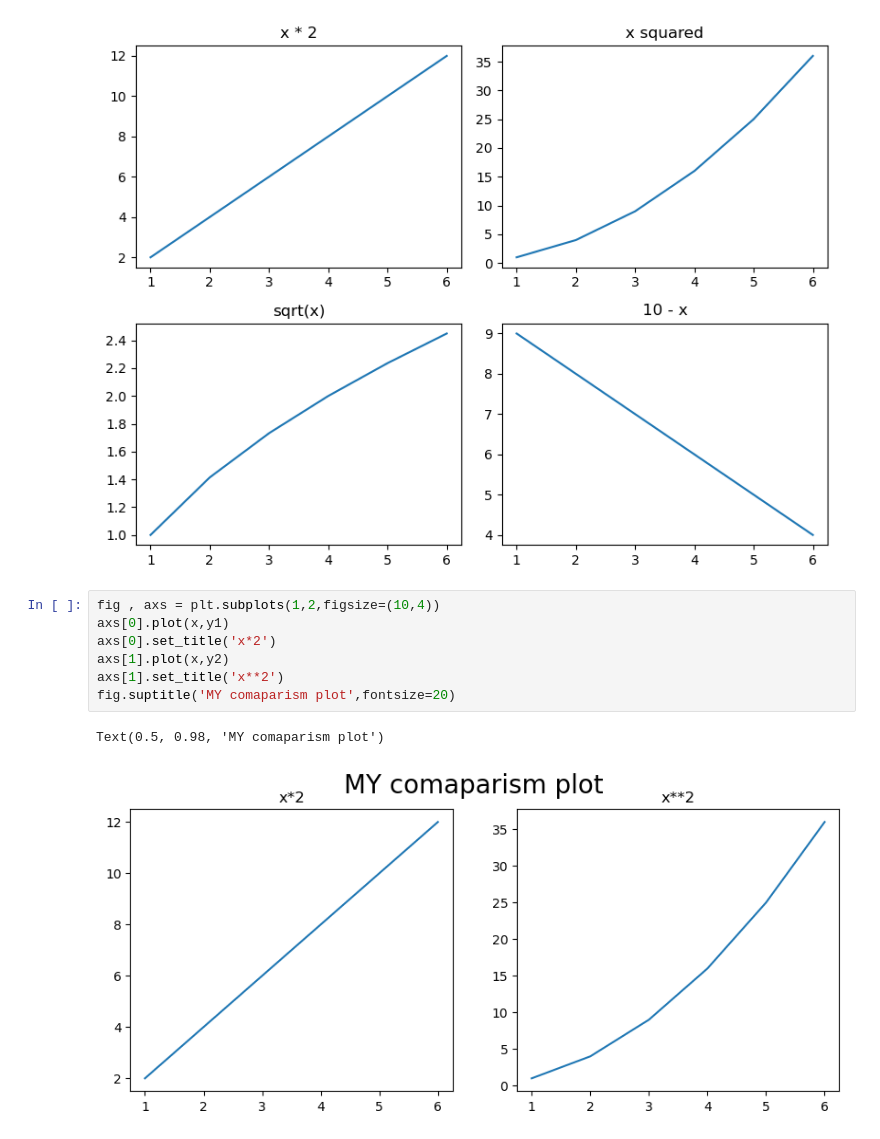
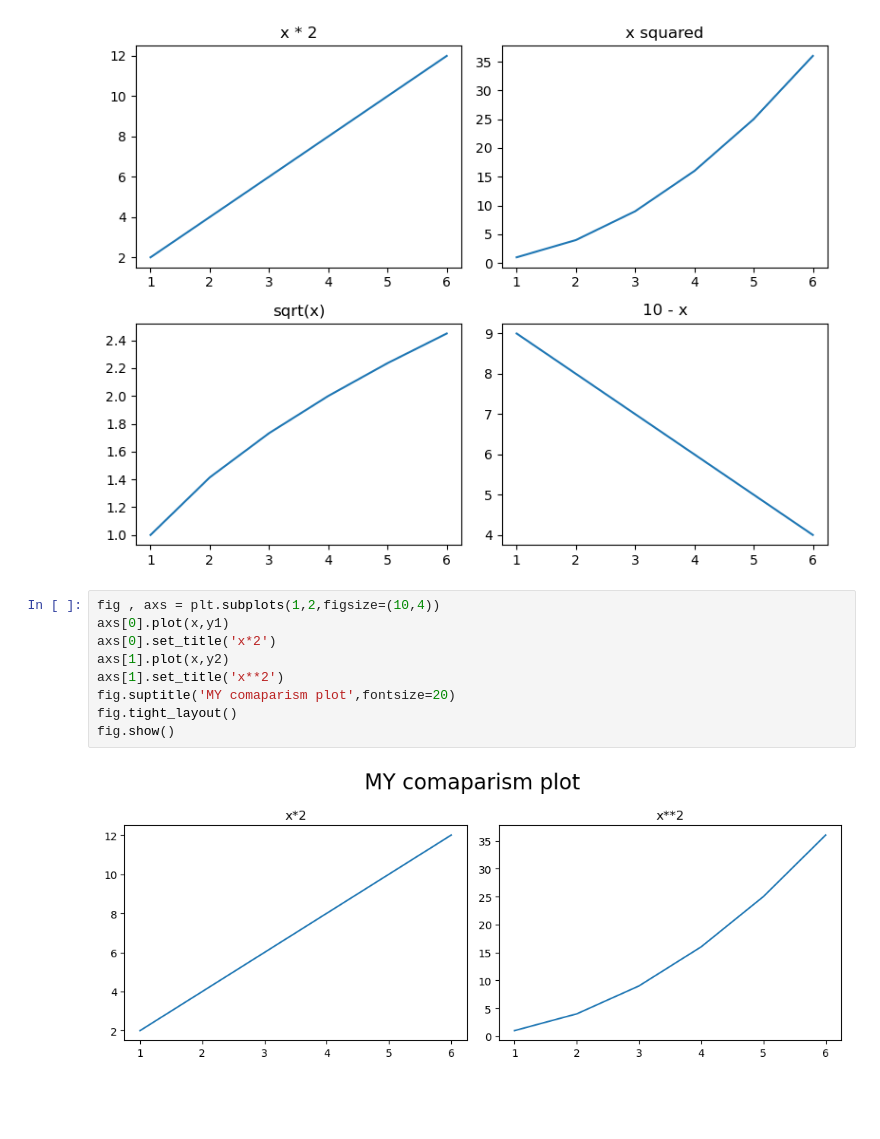
Before and after one commit to Venux09/Data-science-learning, a Jupyter notebook: matplotlib data visualization/subplot_in_matplotlib.ipynb, the cells around one changed output. Cells and saved outputs as stored; diff of their text form; blank space fills up the shorter version.

```diff
--- a/matplotlib data visualization/subplot_in_matplotlib.ipynb
+++ b/matplotlib data visualization/subplot_in_matplotlib.ipynb
@@ -54,10 +54,11 @@ plt.show()
 # %%
 fig , axs = plt.subplots(1,2,figsize=(10,4))
 axs[0].plot(x,y1)
 axs[0].set_title('x*2')
 axs[1].plot(x,y2)
 axs[1].set_title('x**2')
 fig.suptitle('MY comaparism plot',fontsize=20)
+fig.tight_layout()
+fig.show()
 # %% [output]
-Text(0.5, 0.98, 'MY comaparism plot')
-[figure, old version]
+[figure, new version]
```
